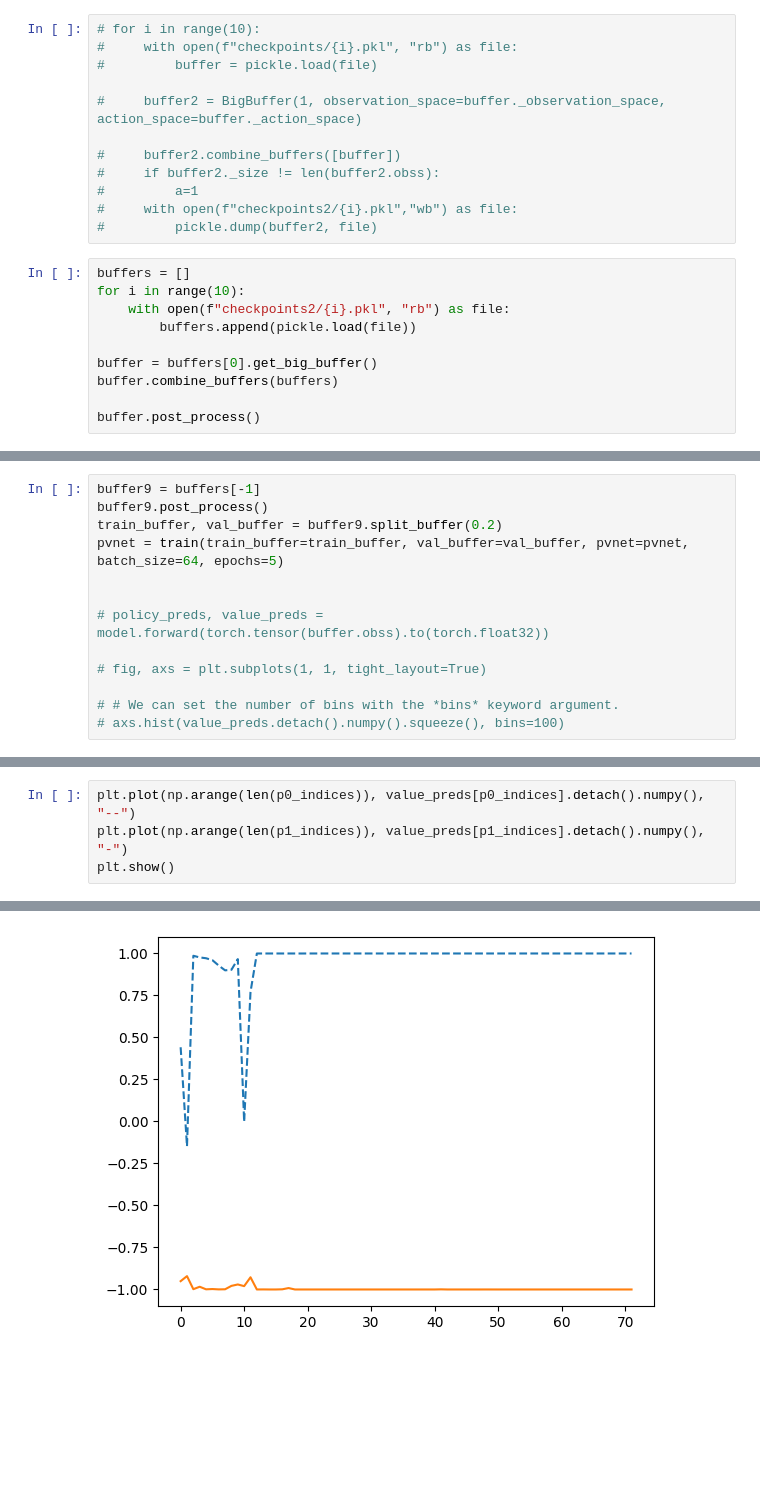
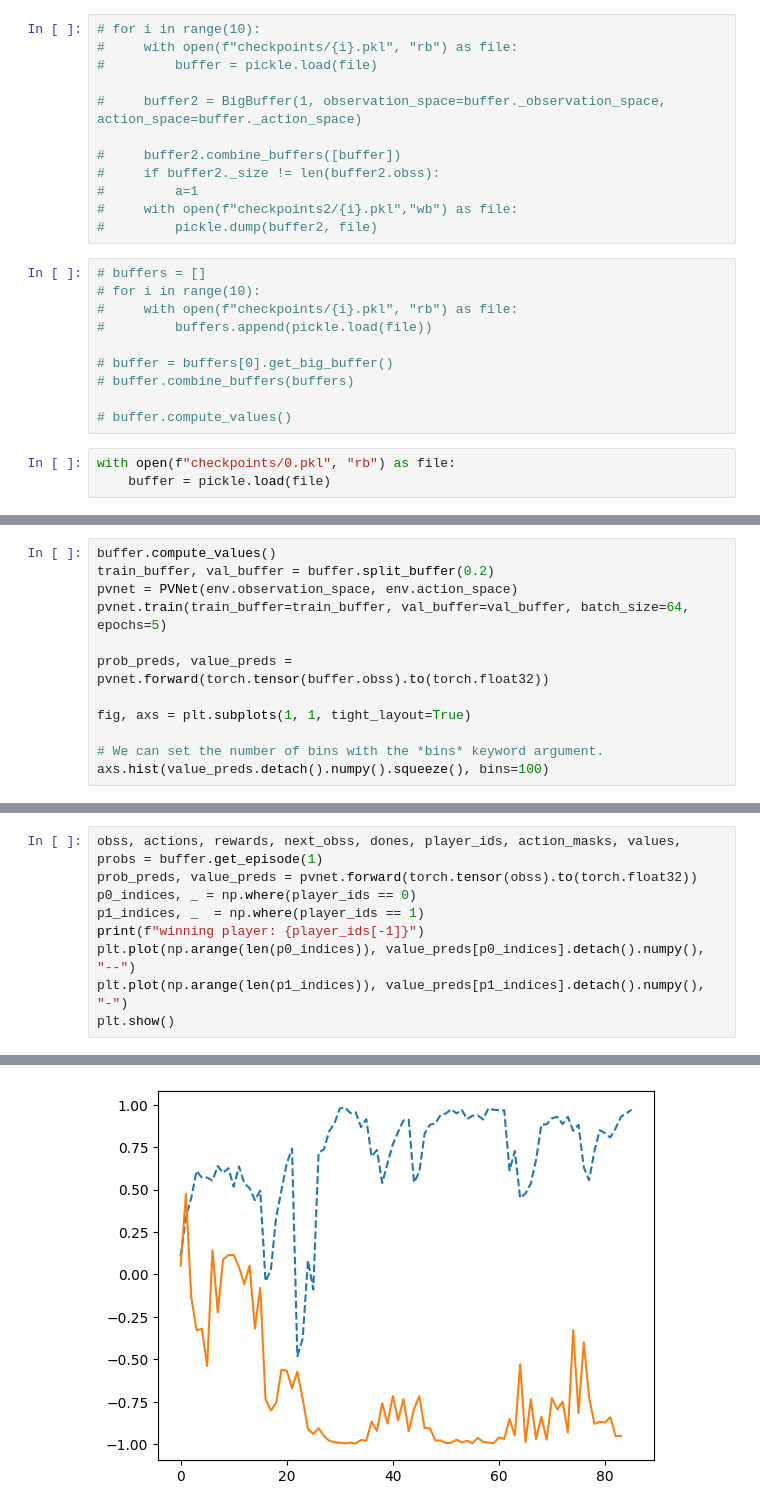
Before and after one commit to Whakamua/machi-koro-ai, a Jupyter notebook: analysis/analyze_buffers.ipynb, the cells around one changed output, grey strips where cells are left out. Saved outputs shown, nothing was run; the diff lists cells and outputs as text; blank space fills up the shorter version.

```diff
--- a/analysis/analyze_buffers.ipynb
+++ b/analysis/analyze_buffers.ipynb
@@ -27,12 +27,15 @@ import numpy as np
 #     with open(f"checkpoints2/{i}.pkl","wb") as file:
 #         pickle.dump(buffer2, file)
 # %%
-buffers = []
-for i in range(10):
-    with open(f"checkpoints2/{i}.pkl", "rb") as file:
-        buffers.append(pickle.load(file))
+# buffers = []
+# for i in range(10):
+#     with open(f"checkpoints/{i}.pkl", "rb") as file:
+#         buffers.append(pickle.load(file))
 
-buffer = buffers[0].get_big_buffer()
-buffer.combine_buffers(buffers)
+# buffer = buffers[0].get_big_buffer()
+# buffer.combine_buffers(buffers)
 
-buffer.post_process()
+# buffer.compute_values()
+# %%
+with open(f"checkpoints/0.pkl", "rb") as file:
+    buffer = pickle.load(file)
@@ -135,14 +147,13 @@ pvnet = PVNet(env.observation_space, env.action_space)
 # %%
-buffer9 = buffers[-1]
-buffer9.post_process()
-train_buffer, val_buffer = buffer9.split_buffer(0.2)
-pvnet = train(train_buffer=train_buffer, val_buffer=val_buffer, pvnet=pvnet, batch_size=64, epochs=5)
+buffer.compute_values()
+train_buffer, val_buffer = buffer.split_buffer(0.2)
+pvnet = PVNet(env.observation_space, env.action_space)
+pvnet.train(train_buffer=train_buffer, val_buffer=val_buffer, batch_size=64, epochs=5)
 
+prob_preds, value_preds = pvnet.forward(torch.tensor(buffer.obss).to(torch.float32))
 
-# policy_preds, value_preds = model.forward(torch.tensor(buffer.obss).to(torch.float32))
+fig, axs = plt.subplots(1, 1, tight_layout=True)
 
-# fig, axs = plt.subplots(1, 1, tight_layout=True)
-
-# # We can set the number of bins with the *bins* keyword argument.
-# axs.hist(value_preds.detach().numpy().squeeze(), bins=100)
+# We can set the number of bins with the *bins* keyword argument.
+axs.hist(value_preds.detach().numpy().squeeze(), bins=100)
 # %% [output]
@@ -194,4 +238,9 @@ p1_indices, _  = np.where(player_ids == 1)
 # %%
+obss, actions, rewards, next_obss, dones, player_ids, action_masks, values, probs = buffer.get_episode(1)
+prob_preds, value_preds = pvnet.forward(torch.tensor(obss).to(torch.float32))
+p0_indices, _ = np.where(player_ids == 0)
+p1_indices, _  = np.where(player_ids == 1)
+print(f"winning player: {player_ids[-1]}")
 plt.plot(np.arange(len(p0_indices)), value_preds[p0_indices].detach().numpy(), "--")
 plt.plot(np.arange(len(p1_indices)), value_preds[p1_indices].detach().numpy(), "-")
 plt.show()
@@ -199 +249 @@ plt.show()
-[figure, old version]
+[figure, new version]
```
Also changed, not shown: parts of 17 cells of this notebook, 18 other files.
